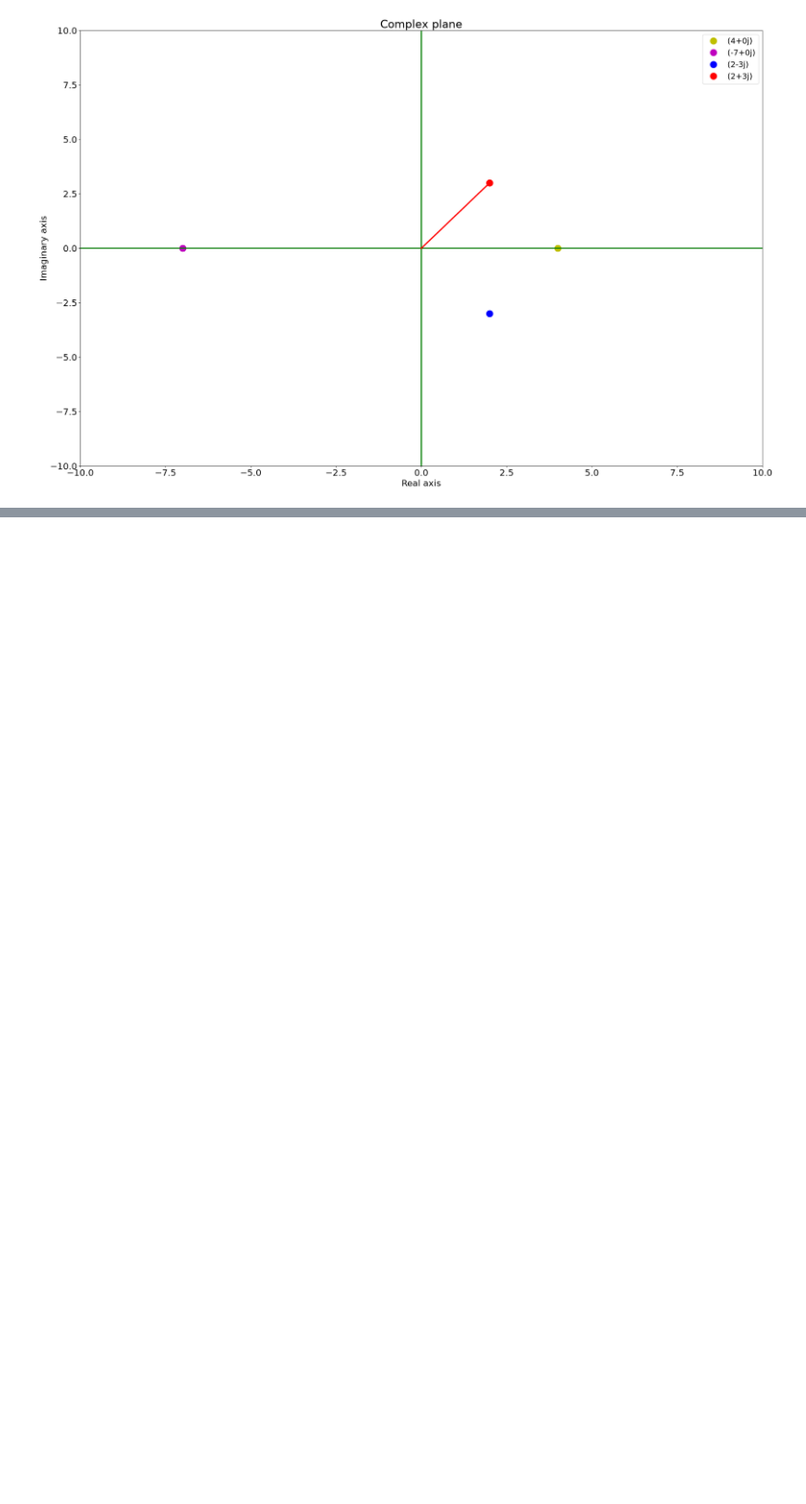
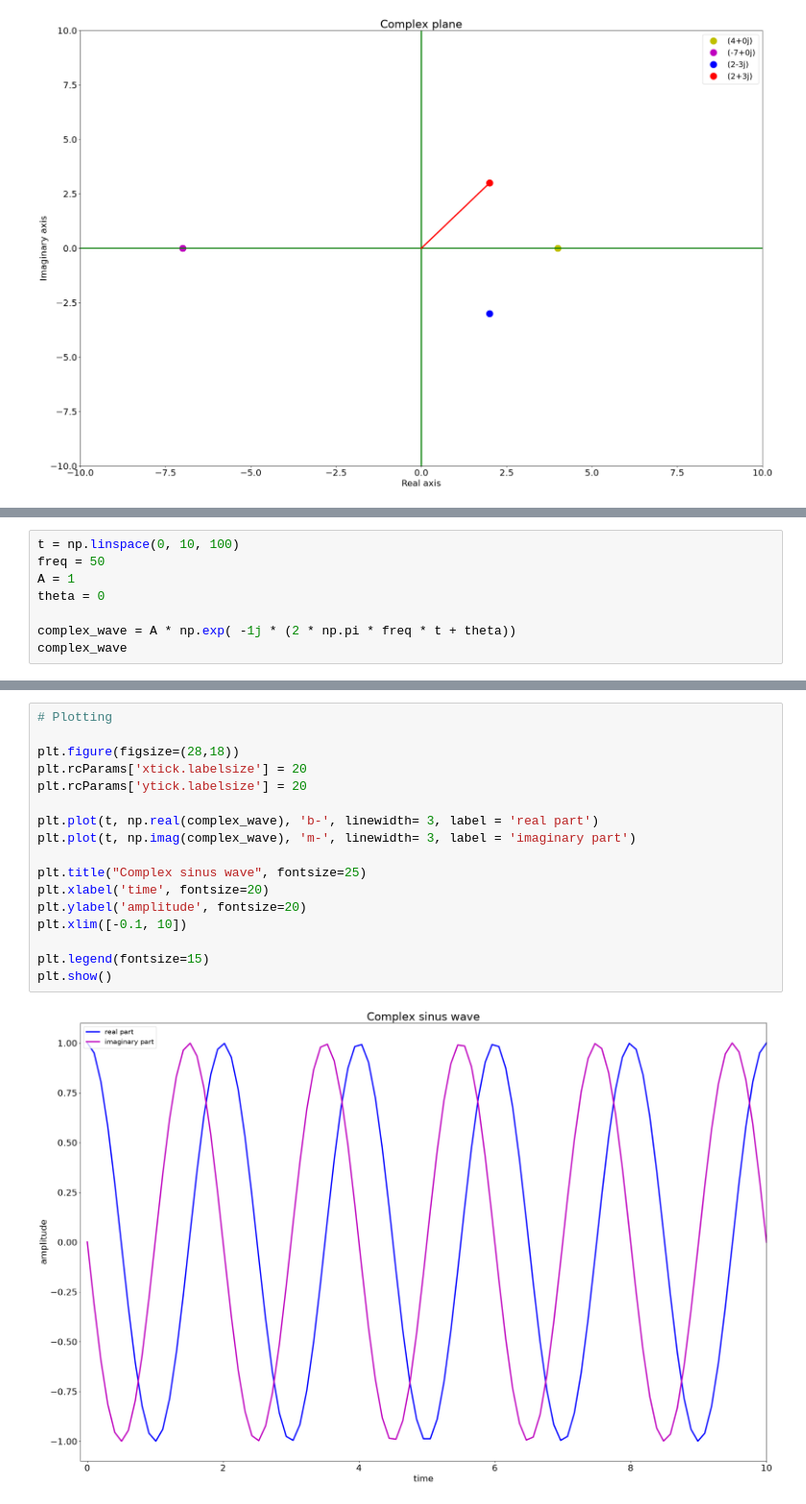
Before and after one commit to pavlovskakristina/SignalAndImageProcessing, a Jupyter notebook: FourierTransform/ComplexNumbers.ipynb, the cells around one changed output, grey strips where cells are left out. Shown at 96% size. Cells and saved outputs as stored; diff of their text form; blank space fills up the shorter version.

```diff
--- a/FourierTransform/ComplexNumbers.ipynb
+++ b/FourierTransform/ComplexNumbers.ipynb
@@ -92,0 +169,8 @@ plt.show()
+# %%
+t = np.linspace(0, 10, 100)
+freq = 50
+A = 1
+theta = 0
+
+complex_wave = A * np.exp( -1j * (2 * np.pi * freq * t + theta))
+complex_wave
@@ -92,0 +195,19 @@ plt.show()
+# %%
+# Plotting
+
+plt.figure(figsize=(28,18))
+plt.rcParams['xtick.labelsize'] = 20
+plt.rcParams['ytick.labelsize'] = 20
+
+plt.plot(t, np.real(complex_wave), 'b-', linewidth= 3, label = 'real part')
+plt.plot(t, np.imag(complex_wave), 'm-', linewidth= 3, label = 'imaginary part')
+
+plt.title("Complex sinus wave", fontsize=25)
+plt.xlabel('time', fontsize=20)
+plt.ylabel('amplitude', fontsize=20)
+plt.xlim([-0.1, 10])
+
+plt.legend(fontsize=15)
+plt.show()
+# %% [output]
+[figure, added]
```
Also changed, not shown: parts of 12 cells of this notebook.
